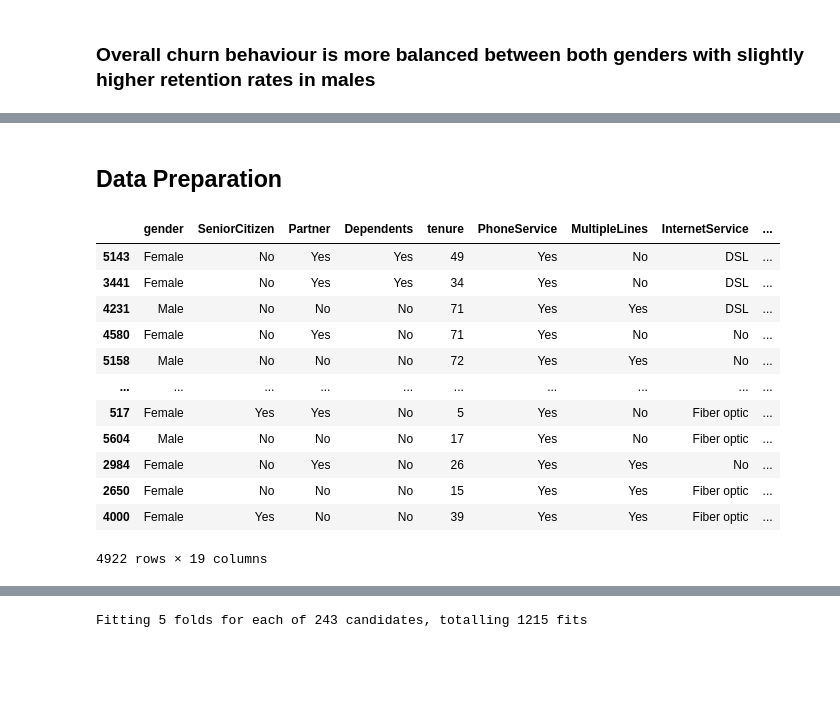
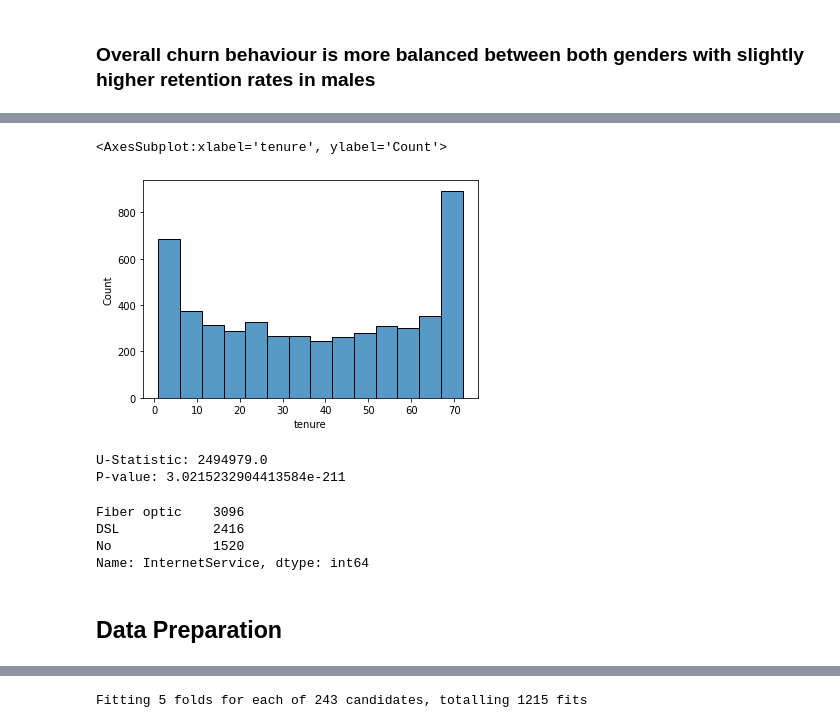
Before and after one commit to MTR055/Customer-Churn-Prediction, a Jupyter notebook: notebooks/main.ipynb, the cells around one changed output, grey strips where cells are left out. Saved outputs shown, nothing was run; the diff lists cells and outputs as text; code cells hidden in the pictures; blank space fills up the shorter version.

```diff
--- a/notebooks/main.ipynb
+++ b/notebooks/main.ipynb
@@ -317,3 +412,27 @@ data[['StreamingTV','StreamingMovies']]
+# %%
+sns.histplot(group2)
+# %% [output]
+<AxesSubplot:xlabel='tenure', ylabel='Count'>
+[figure, added]
+# %%
+from scipy.stats import mannwhitneyu
+
+# Assuming 'group1' and 'group2' are your data samples
+stat, p = mannwhitneyu(group1, group2)
+
+# Output the results
+print(f"U-Statistic: {stat}")
+print(f"P-value: {p}")
+# %% [output]
+U-Statistic: 2494979.0
+P-value: 3.0215232904413584e-211
+# %%
+data['InternetService'].value_counts()
+# %% [output]
+Fiber optic    3096
+DSL            2416
+No             1520
+Name: InternetService, dtype: int64
 # %% [markdown]
 ## Data Preparation
 # %%
@@ -323,21 +442,5 @@ X = data.drop(['Churn','customerID'], axis=1)
 y = data['Churn']
 
 X_train, X_test, y_train, y_test = train_test_split(X, y, test_size=0.3)
-# %%
-X_train
-# %% [output]
-|  | gender | SeniorCitizen | Partner | Dependents | tenure | PhoneService | MultipleLines | InternetService | ... |
-| 5143 | Female | No | Yes | Yes | 49 | Yes | No | DSL | ... |
-| 3441 | Female | No | Yes | Yes | 34 | Yes | No | DSL | ... |
-| 4231 | Male | No | No | No | 71 | Yes | Yes | DSL | ... |
-| 4580 | Female | No | Yes | No | 71 | Yes | No | No | ... |
-| 5158 | Male | No | No | No | 72 | Yes | Yes | No | ... |
-| ... | ... | ... | ... | ... | ... | ... | ... | ... | ... |
-| 517 | Female | Yes | Yes | No | 5 | Yes | No | Fiber optic | ... |
-| 5604 | Male | No | No | No | 17 | Yes | No | Fiber optic | ... |
-| 2984 | Female | No | Yes | No | 26 | Yes | Yes | No | ... |
-| 2650 | Female | No | No | No | 15 | Yes | Yes | Fiber optic | ... |
-| 4000 | Female | Yes | No | No | 39 | Yes | Yes | Fiber optic | ... |
-4922 rows × 19 columns
 # %%
 #customer id col
```
Also changed, not shown: parts of 43 cells of this notebook.
